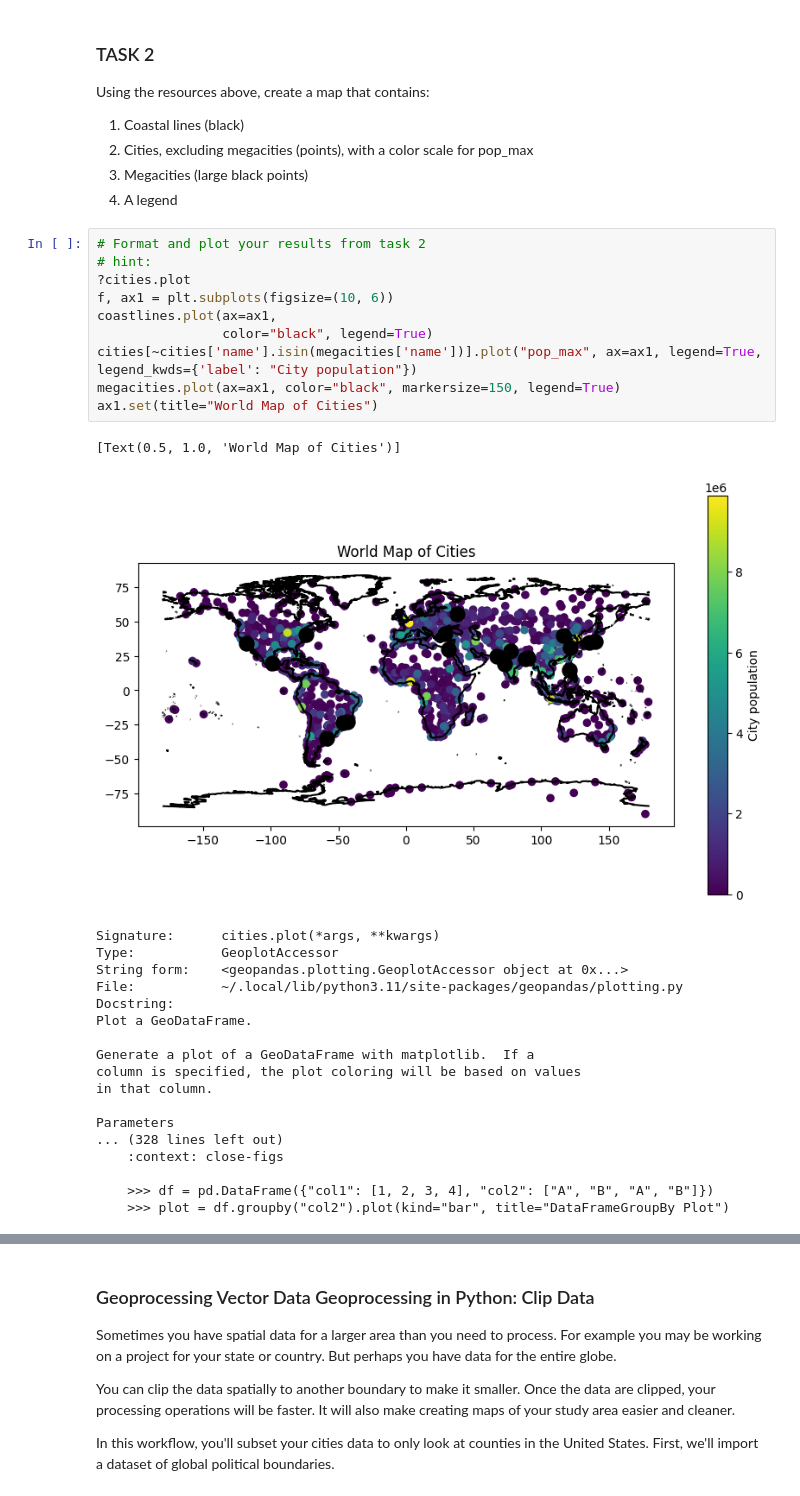
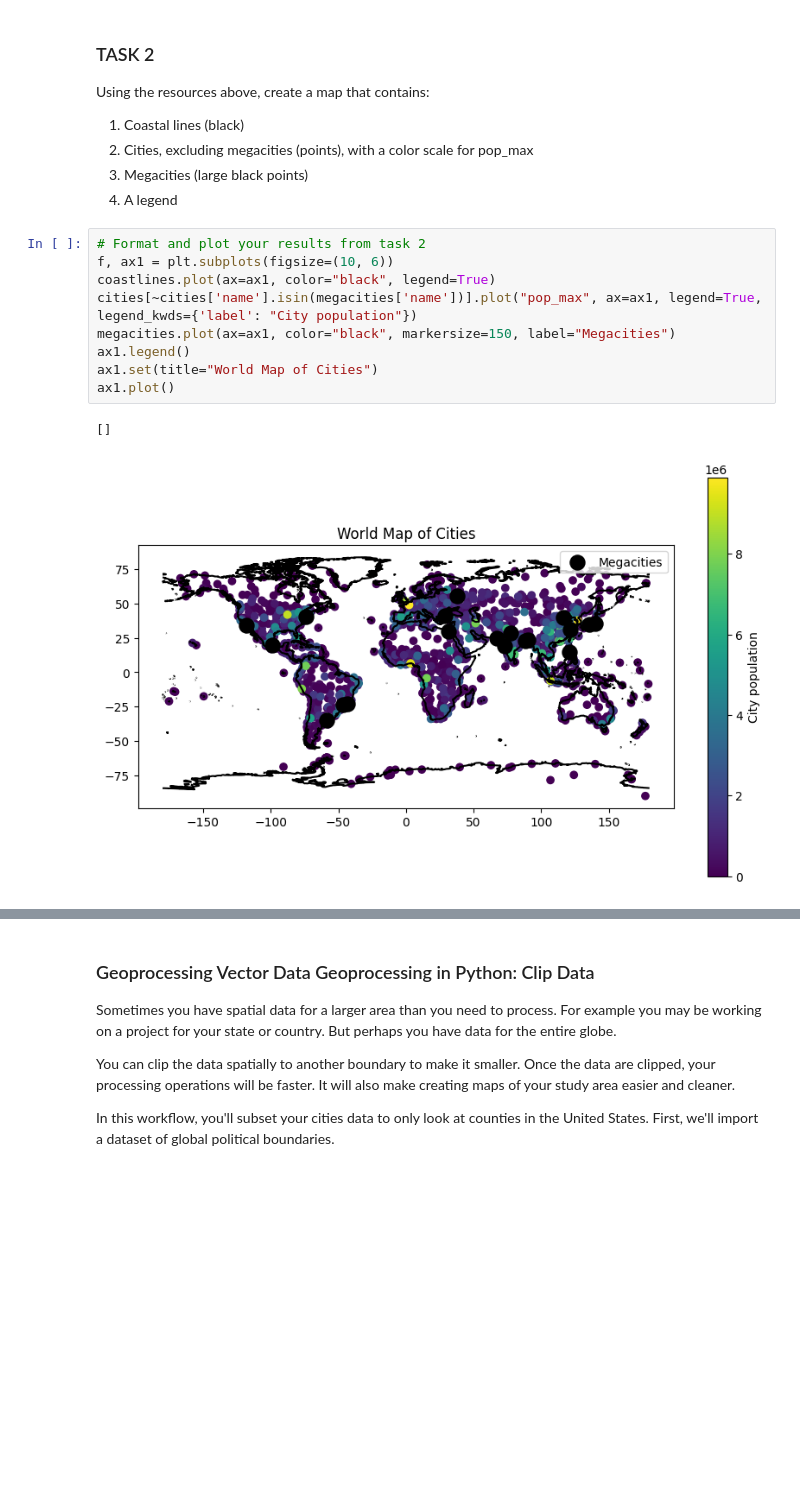
Before and after one commit to ppoyk/WaterDig, a Jupyter notebook: CodeSprints/VectorData101.ipynb, the cells around one changed output, grey strips where cells are left out. Drawn from its saved outputs; the diff is of its cells as text; blank space fills up the shorter version.

Commit message:
Complete VectorData101

```diff
--- a/CodeSprints/VectorData101.ipynb
+++ b/CodeSprints/VectorData101.ipynb
@@ -284,31 +284,13 @@ Using the resources above, create a map that contains:
 3. A legend
 # %%
 # Format and plot your results from task 2
-# hint:
-?cities.plot
 f, ax1 = plt.subplots(figsize=(10, 6))
-coastlines.plot(ax=ax1,
-                color="black", legend=True)
+coastlines.plot(ax=ax1, color="black", legend=True)
 cities[~cities['name'].isin(megacities['name'])].plot("pop_max", ax=ax1, legend=True, legend_kwds={'label': "City population"})
-megacities.plot(ax=ax1, color="black", markersize=150, legend=True)
+megacities.plot(ax=ax1, color="black", markersize=150, label="Megacities")
+ax1.legend()
 ax1.set(title="World Map of Cities")
+ax1.plot()
 # %% [output]
-[Text(0.5, 1.0, 'World Map of Cities')]
+[]
-[figure, old version]
+[figure, new version]
-Signature:      cities.plot(*args, **kwargs)
-Type:           GeoplotAccessor
-String form:    <geopandas.plotting.GeoplotAccessor object at 0x...>
-File:           ~/.local/lib/python3.11/site-packages/geopandas/plotting.py
-Docstring:
-Plot a GeoDataFrame.
-
-Generate a plot of a GeoDataFrame with matplotlib.  If a
-column is specified, the plot coloring will be based on values
-in that column.
-
-Parameters
-... (328 lines left out)
-    :context: close-figs
-
-    >>> df = pd.DataFrame({"col1": [1, 2, 3, 4], "col2": ["A", "B", "A", "B"]})
-    >>> plot = df.groupby("col2").plot(kind="bar", title="DataFrameGroupBy Plot")
```
Also changed, not shown: parts of 29 cells of this notebook, 1 other file.
